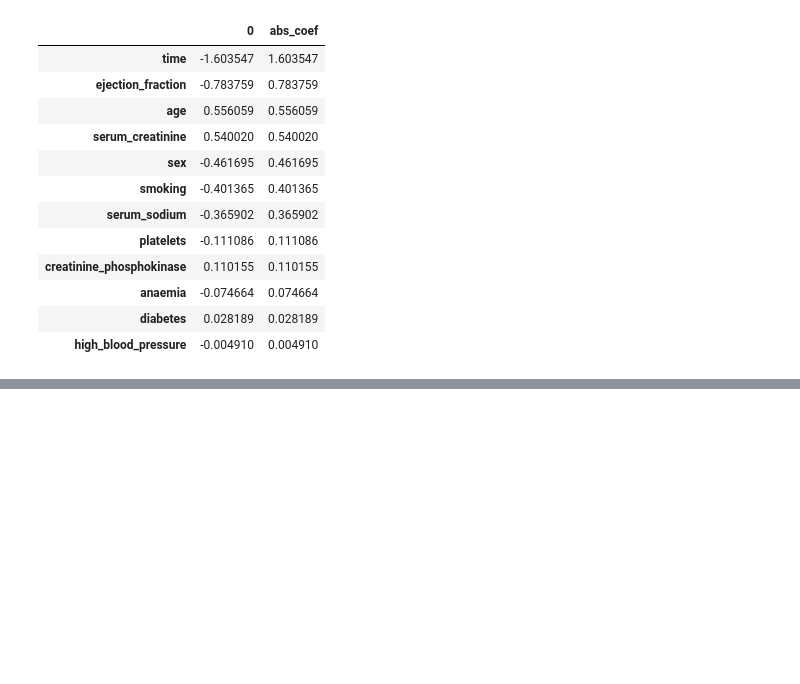
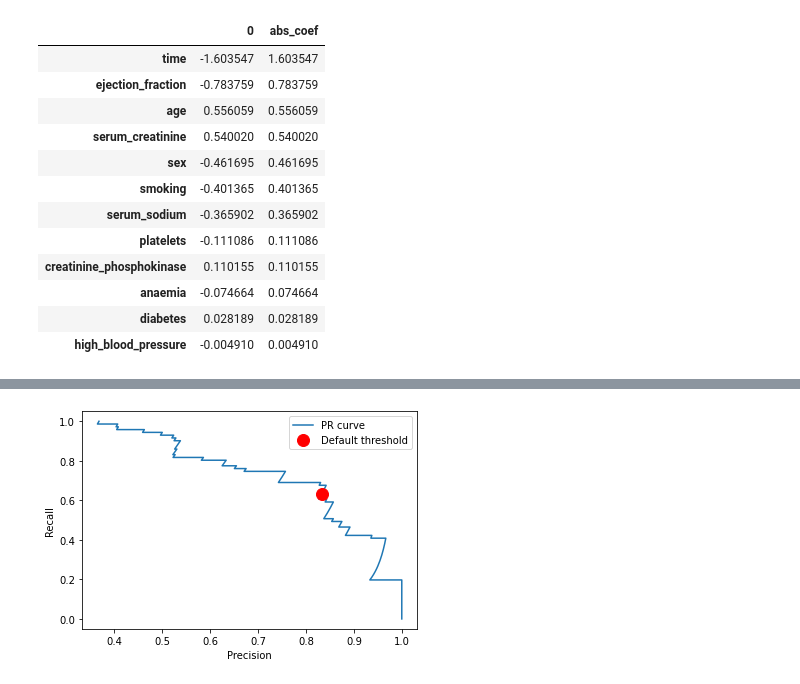
Before and after one commit to utkarshsaboo45/Heart-Failure, a Jupyter notebook: notebooks/model.ipynb, the cells around one changed output, grey strips where cells are left out. Drawn from its saved outputs; the diff is of its cells as text; code cells hidden in the pictures; blank space fills up the shorter version.

```diff
--- a/notebooks/model.ipynb
+++ b/notebooks/model.ipynb
@@ -503,0 +615,10 @@ feat_imp.sort_values("abs_coef", ascending=False)
+# %%
+precision_avg, recall_avg, thresholds_avg = precision_recall_curve(
+    y_train, pipe_poly_svc_tuned.predict_proba(X_train)[:, 1]
+)
+
+close_default_avg = np.argmin(np.abs(thresholds_avg - 0.5))
+
+plot_PR_curve(precision_avg, recall_avg, close_default_avg)
+# %% [output]
+[figure, added]
```
Also changed, not shown: parts of 9 cells of this notebook.
